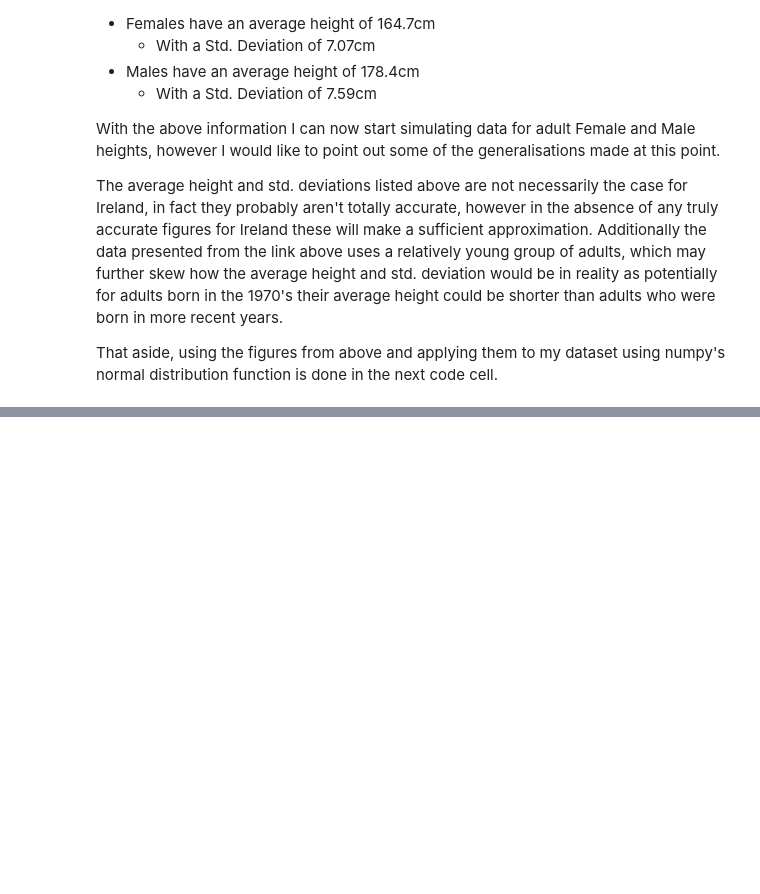
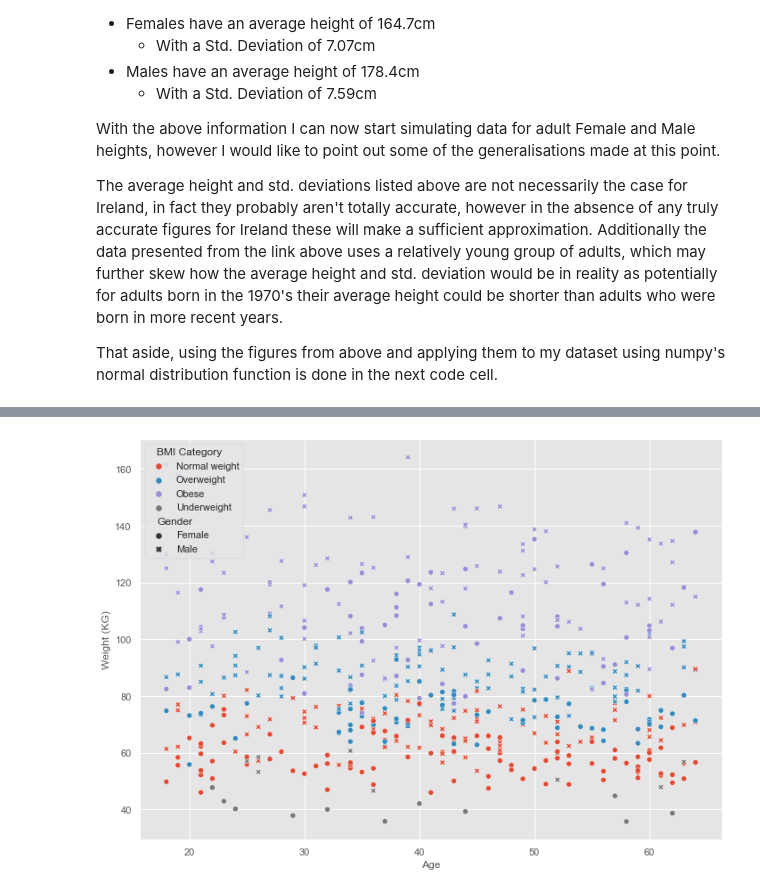
Before and after one commit to itskeithstudent/Programming-for-Data-Analysis-Project, a Jupyter notebook: Synthetic Data.ipynb, the cells around one changed output, grey strips where cells are left out. Saved outputs shown, nothing was run; the diff lists cells and outputs as text; code cells hidden in the pictures; blank space fills up the shorter version.

Commit message:
Updated markdown around limits and uniform distribution used for under weight and obese, add scatterplot showing weight vs age

```diff
--- a/Synthetic Data.ipynb
+++ b/Synthetic Data.ipynb
@@ -396,0 +399,4 @@ sns.scatterplot( x='Weight (KG)', y='Height (cm)', data=df, hue='BMI Category',
+# %%
+sns.scatterplot( x='Age', y='Weight (KG)', data=df, hue='BMI Category', style='Gender');
+# %% [output]
+[figure, added]
```
Also changed, not shown: parts of 10 cells of this notebook.
